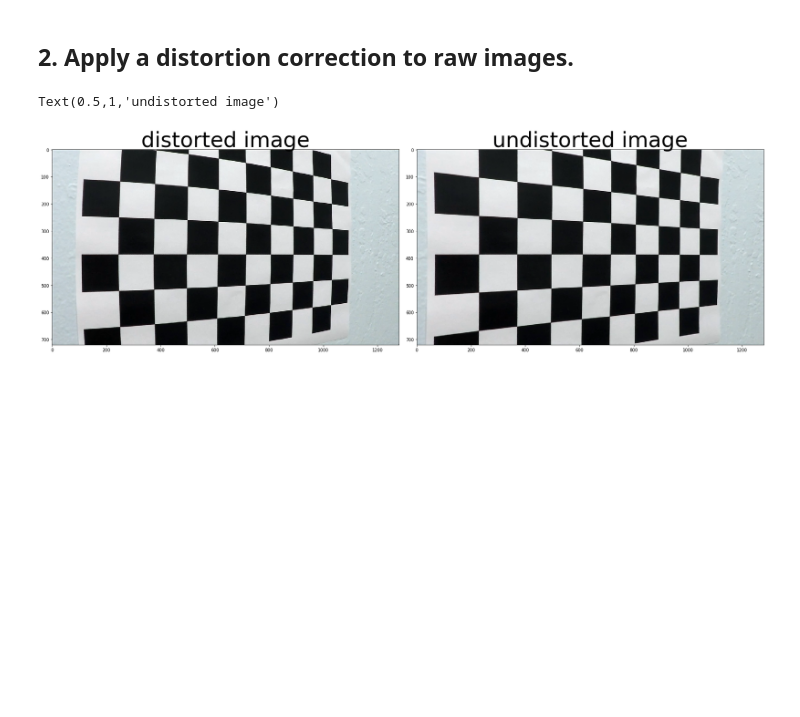
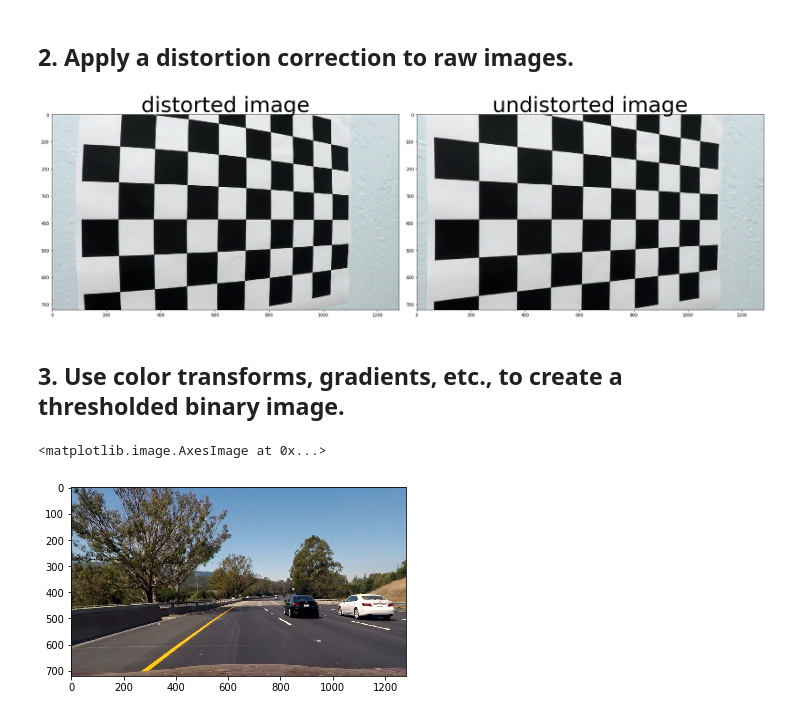
Before and after one commit to magedhassan/CarND-Advanced-Lane-Lines, a Jupyter notebook: advanced-lane-lines.ipynb, the cells around one changed output. Saved outputs shown, nothing was run; the diff lists cells and outputs as text; code cells hidden in the pictures; blank space fills up the shorter version.

Commit message:
Wrap undistorting images in a function and add gradient and color thresholding

```diff
--- a/advanced-lane-lines.ipynb
+++ b/advanced-lane-lines.ipynb
@@ -97,15 +79,28 @@ ret, mtx, dist, rvecs, tvecs = cv2.calibrateCamera(objpoints, imgpoints, gray.sh
 # Now let's read a test image and try to undistort it
 img = cv2.imread('camera_cal/calibration5.jpg')
 
-# now undistor this image using the parameters determined in the previous steps
-undist = cv2.undistort(img, mtx, dist, None, mtx)
+def undistort_image(img, mtx, dist):
+    # now undistor this image using the parameters determined in the previous steps
+    undist = cv2.undistort(img, mtx, dist, None, mtx)
+    f, (ax1, ax2) = plt.subplots(1, 2, figsize=(24, 9))
+    f.tight_layout()
+    ax1.imshow(img, cmap='gray')
+    ax1.set_title('distorted image', fontsize=50)
+    ax2.imshow(undist, cmap='gray')
+    ax2.set_title('undistorted image', fontsize=50)
+    #return undist
 
-f, (ax1, ax2) = plt.subplots(1, 2, figsize=(24, 9))
-f.tight_layout()
-ax1.imshow(img, cmap='gray')
-ax1.set_title('distorted image', fontsize=50)
-ax2.imshow(undist, cmap='gray')
-ax2.set_title('undistorted image', fontsize=50)
+undistort_image(img, mtx, dist)
 # %% [output]
-Text(0.5,1,'undistorted image')
 [figure]
+# %% [markdown]
+## 3. Use color transforms, gradients, etc., to create a thresholded binary image.
+# %%
+# Read in an image
+im = mpimg.imread('test_images/test6.jpg')
+# undistort the image
+im = cv2.undistort(im, mtx, dist, None, mtx)
+plt.imshow(im)
+# %% [output]
+<matplotlib.image.AxesImage at 0x...>
+[figure, added]
```
Also changed, not shown: parts of 12 cells of this notebook.
